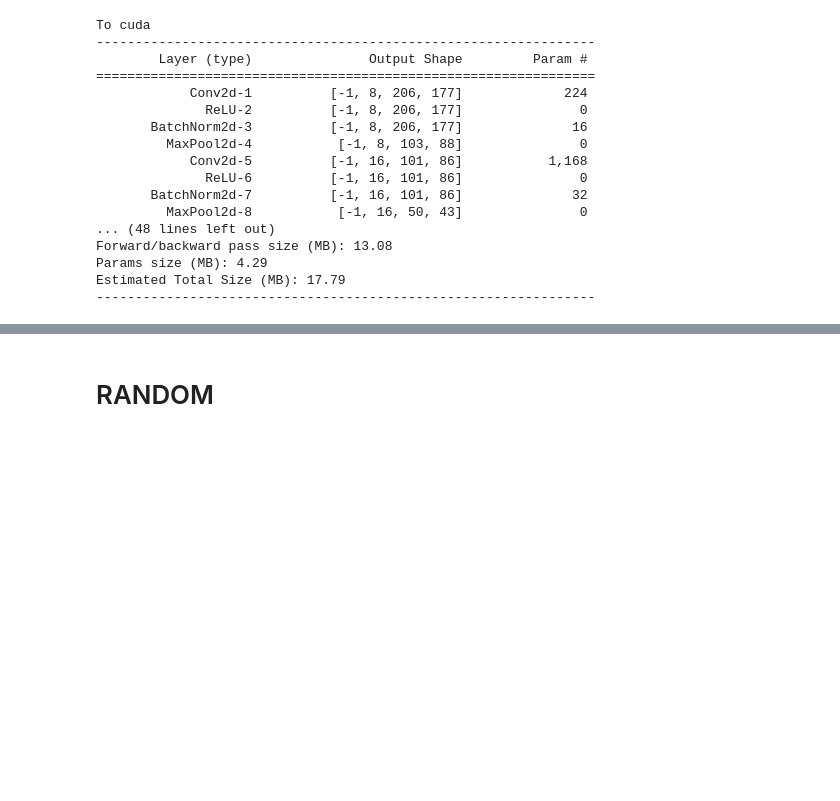
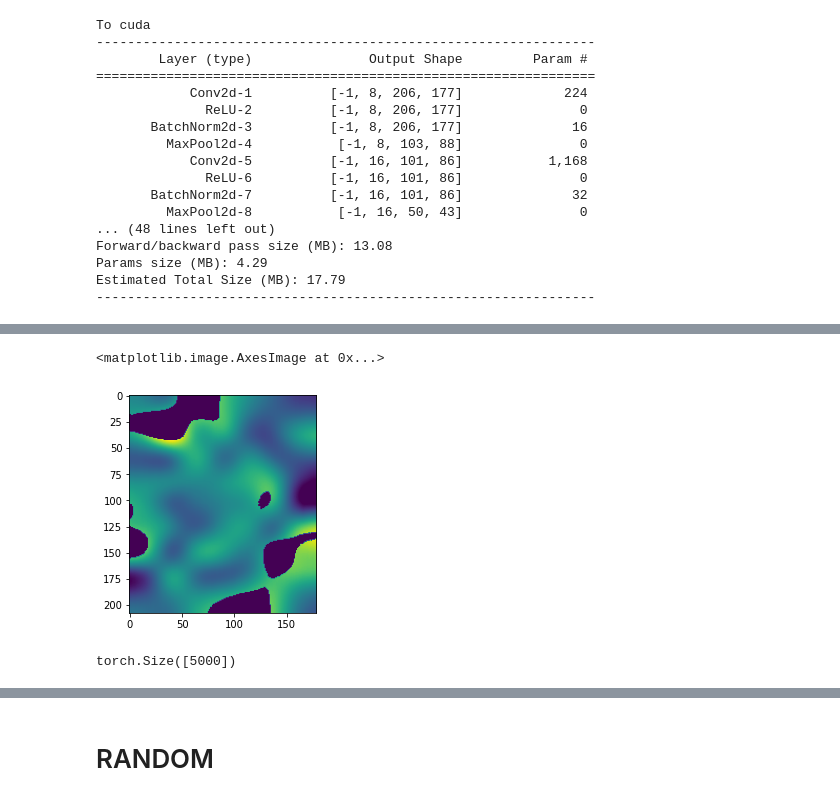
Before and after one commit to cosasha97/interpretability-dl-ndd, a Jupyter notebook: experiments.ipynb, the cells around one changed output, grey strips where cells are left out. Cells and saved outputs as stored; diff of their text form; code cells hidden in the pictures; blank space fills up the shorter version.

```diff
--- a/experiments.ipynb
+++ b/experiments.ipynb
@@ -789,0 +526,12 @@ ax.imshow(attention_map, cmap='bwr', alpha=0.3)
+# %%
+attention = GC.generate_cam(img)
+# %%
+ids = np.unravel_index(np.argsort(-attention, axis=None), attention.shape)
+# %%
+at2 = attention.copy()
+at2[(ids[0][:5000], ids[1][:5000])] = 0
+# %%
+plt.imshow(at2)
+# %% [output]
+<matplotlib.image.AxesImage at 0x...>
+[figure, added]
@@ -789,0 +541,4 @@ ax.imshow(attention_map, cmap='bwr', alpha=0.3)
+# %%
+img2[(ids[0][:5000], ids[1][:5000])].shape
+# %% [output]
+torch.Size([5000])
```
Also changed, not shown: parts of 32 cells of this notebook.
